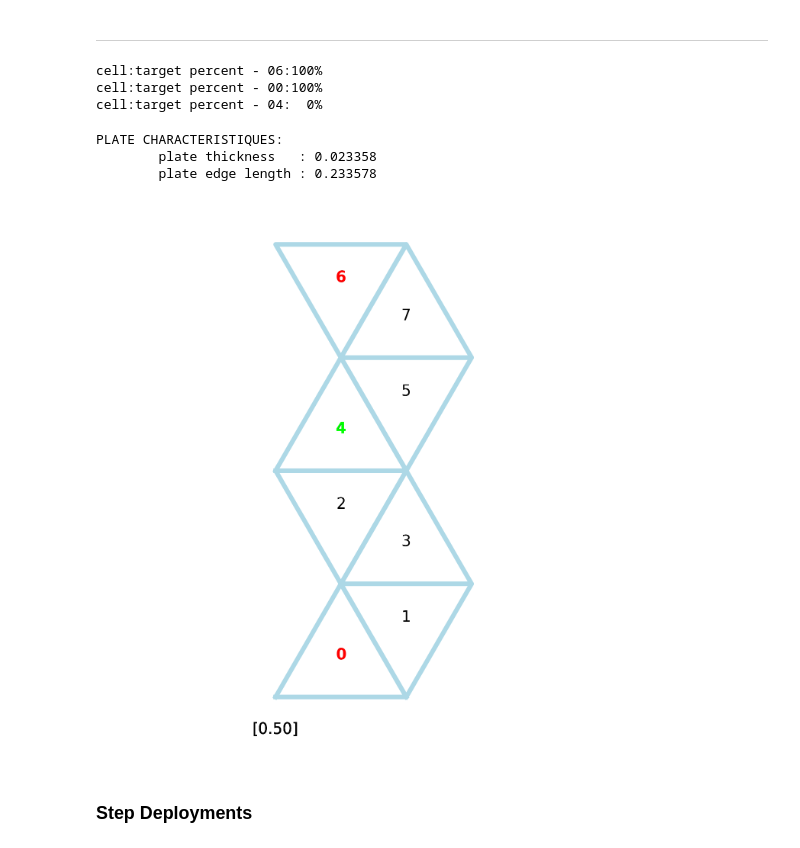
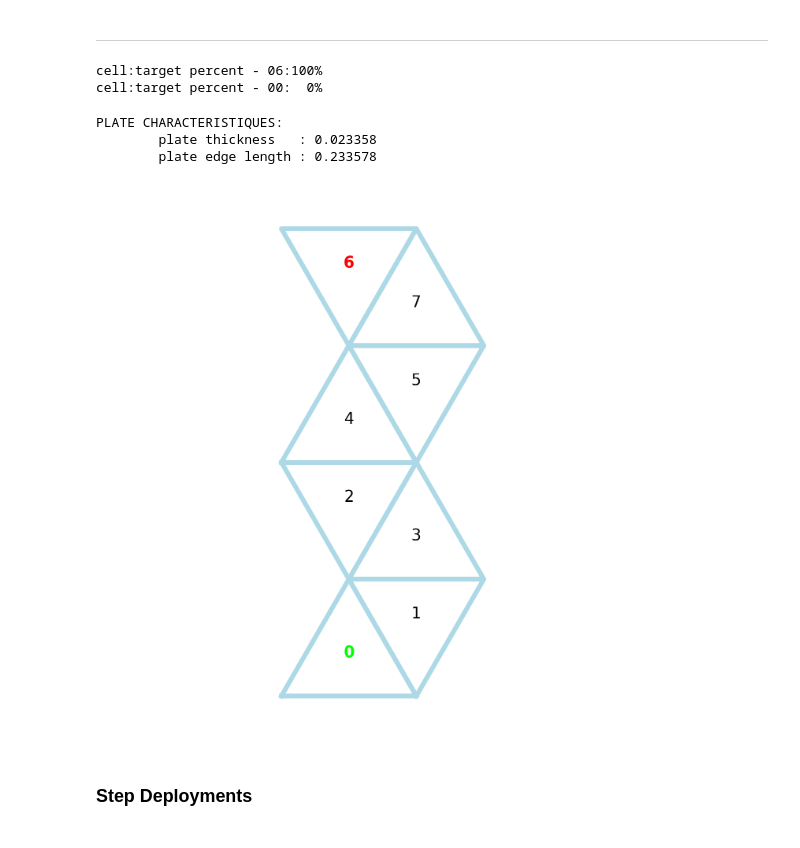
Before and after one commit to udaykusupati/ActuationUmbrellaMeshes, a Jupyter notebook: python/actuation_experiments/RG_deployment.ipynb, the cells around one changed output. Cells and saved outputs as stored; diff of their text form; code cells hidden in the pictures.

```diff
--- a/python/actuation_experiments/RG_deployment.ipynb
+++ b/python/actuation_experiments/RG_deployment.ipynb
@@ -21,15 +22,15 @@ degree = 3
 rows = 4
 cols = 1
 # %%
-folder_name =f'double_hline'
+experiment_name =f'double_hline'
 steps = 10
-deployment = 'min'
+deployment = 'incremental'
 # deployment= 'linear'
 # %%
-folder_name , path_name = \
+folder_name , path = \
     create_dir_hierarchy(category_name,
                          degree,
                          rows,
                          cols,
                          deployment,
-                         folder_name)
+                         experiment_name)
@@ -38,8 +43,8 @@ grid = RegularGrid(degree, rows, cols)
 # %% [markdown]
 ### **Deployed** and **Undeployed**
 # %%
-undeployed_cells = [4]
-deployed_cells  = [grid.numUmbrellas-2, 0]
+undeployed_cells = [0]
+deployed_cells  = [grid.numUmbrellas-2]
 # %% [markdown]
 - grid.border()
 - grid.center()
@@ -61,7 +66,6 @@ for c,p in zip(active_cells, target_percents):
     print(f'cell:target percent - {c:0>2}:{p: >3.0f}%')
 # %% [output]
 cell:target percent - 06:100%
-cell:target percent - 00:100%
-cell:target percent - 04:  0%
+cell:target percent - 00:  0%
 # %%
 # write meta-data
@@ -76,9 +80,9 @@ PLATE CHARACTERISTIQUES:
         plate thickness   : 0.023358
         plate edge length : 0.233578
 # %%
-plot2D(grid.input_data, grid.curr_um, show_height=False, active_cells=active_cells, target_percents=target_percents, file_name = path_name+'/undeployed.png')
+plot2D(grid.input_data, grid.curr_um, show_height=False, active_cells=active_cells, target_percents=target_percents, file_name = path+'/undeployed.png')
 # %% [output]
-[figure, old version]
+[figure, new version]
 # %% [markdown]
 ### **Step Deployments**
 # %%
```
Also changed, not shown: parts of 13 cells of this notebook, 8 other files.
